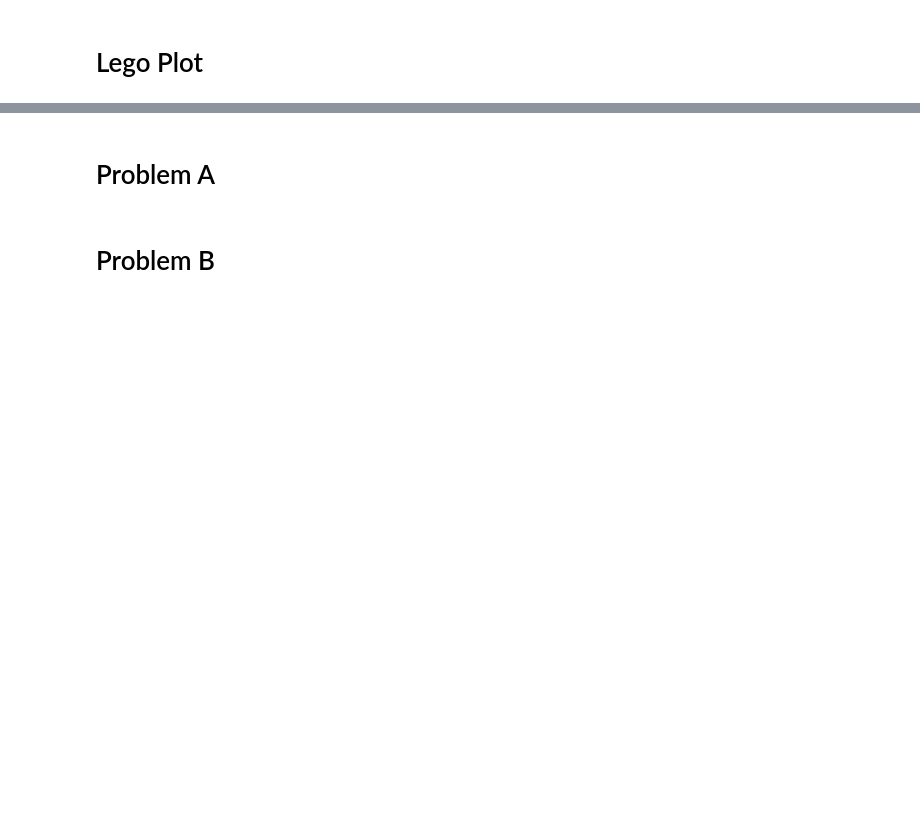
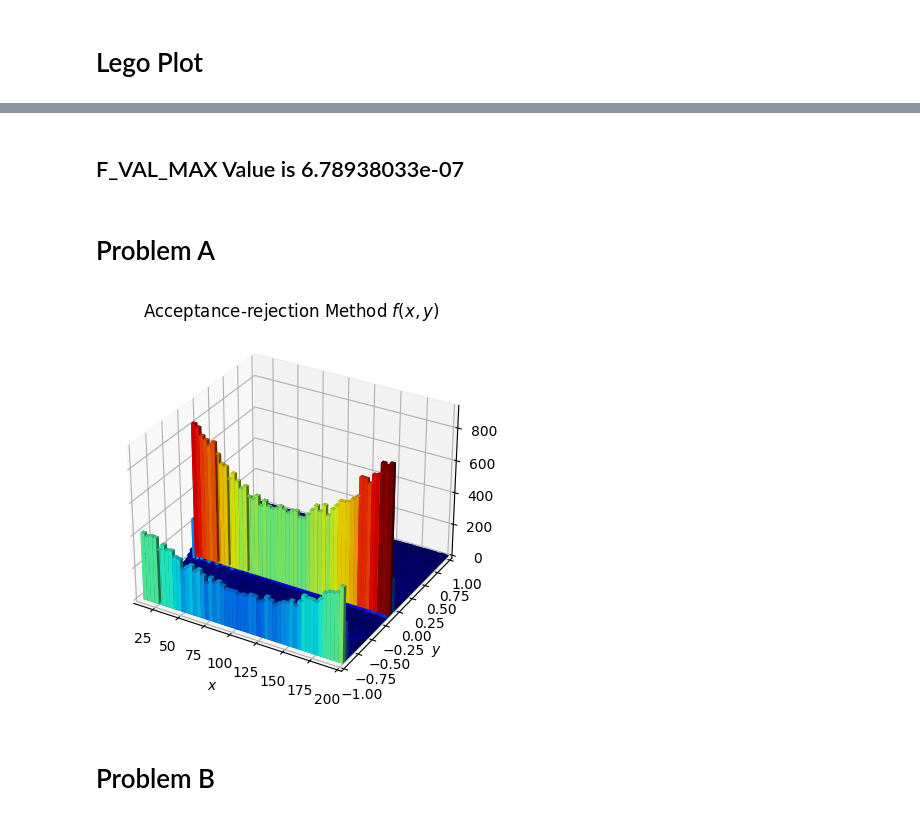
Before and after one commit to wross3150/Phys-142-Project, a Jupyter notebook: Physics_142_Final_Project.ipynb, the cells around one changed output, grey strips where cells are left out. Cells and saved outputs as stored; diff of their text form; code cells hidden in the pictures; blank space fills up the shorter version.

```diff
--- a/Physics_142_Final_Project.ipynb
+++ b/Physics_142_Final_Project.ipynb
@@ -148,6 +164,9 @@ plt.show()
+# %% [markdown]
+## F_VAL_MAX Value is 6.78938033e-07
 # %% [markdown]
 # Problem A
 # %%
+F_VAL_MAX = 6.78938033e-07
 def brute_force(nPoints, seed=None):
     nFunctionEval = 0
     yy1_rej_method = []
@@ -156,9 +175,9 @@ def brute_force(nPoints, seed=None):
     generator = np.random.RandomState(seed=seed)
     while len(yy1_rej_method) < nPoints:
         rr = generator.uniform(size=3)
-        yy1, yy2 = XMIN + rr[0] * (XMAX - XMIN), YMIN + rr[1] * (YMAX - YMIN)
+        yy1, yy2 = X_MIN + rr[0] * (X_MAX - X_MIN), Y_MIN + rr[1] * (Y_MAX - Y_MIN)
         nFunctionEval += 1
-        f_val = f(yy1, yy2)
+        f_val = p(yy1**2, yy2)
         if f_val > maxWeightEncounteredRej:
             maxWeightEncounteredRej = f_val
         if f_val > F_VAL_MAX:
@@ -175,6 +194,17 @@ def brute_force(nPoints, seed=None):
         "nFunEval": nFunctionEval,
         "maxWeightEncountered": maxWeightEncounteredRej,
     }
+# %%
+nPoints = 100000
+bf = brute_force(nPoints)
+# %%
+print(bf['nFunEval'])
+nBins = 50
+titleRej = r"Acceptance-rejection Method $f(x,y)$"
+lego_plot(bf["yy1"], bf["yy2"], nBins, "$x$", "$y$", titleRej)
+plt.show()
+# %% [output]
+[figure, added]
 # %% [markdown]
 # Problem B
 # %% [markdown]
```
Also changed, not shown: parts of 11 cells of this notebook.
